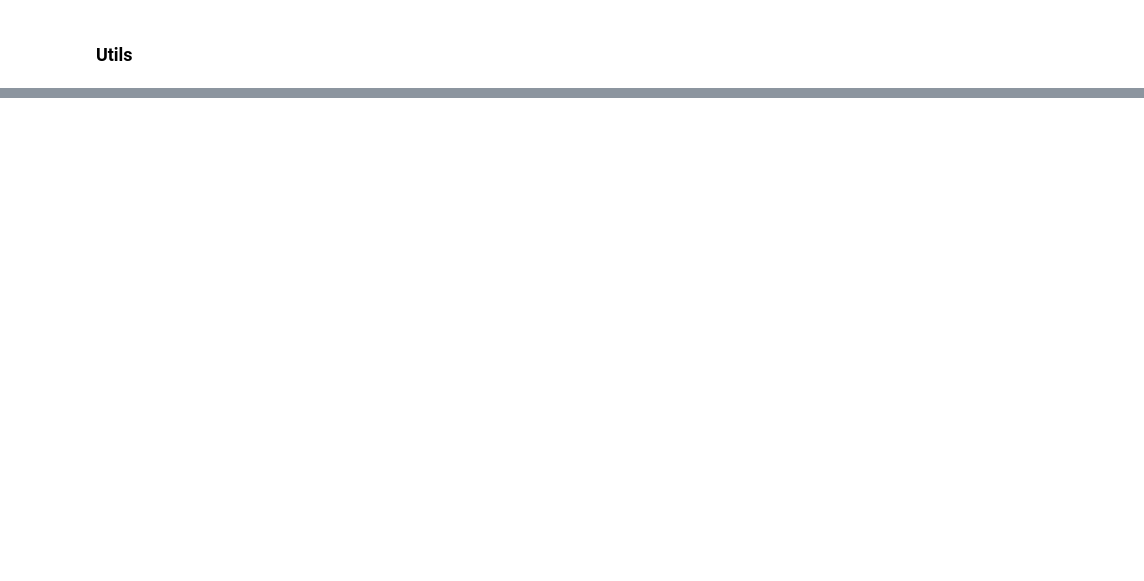
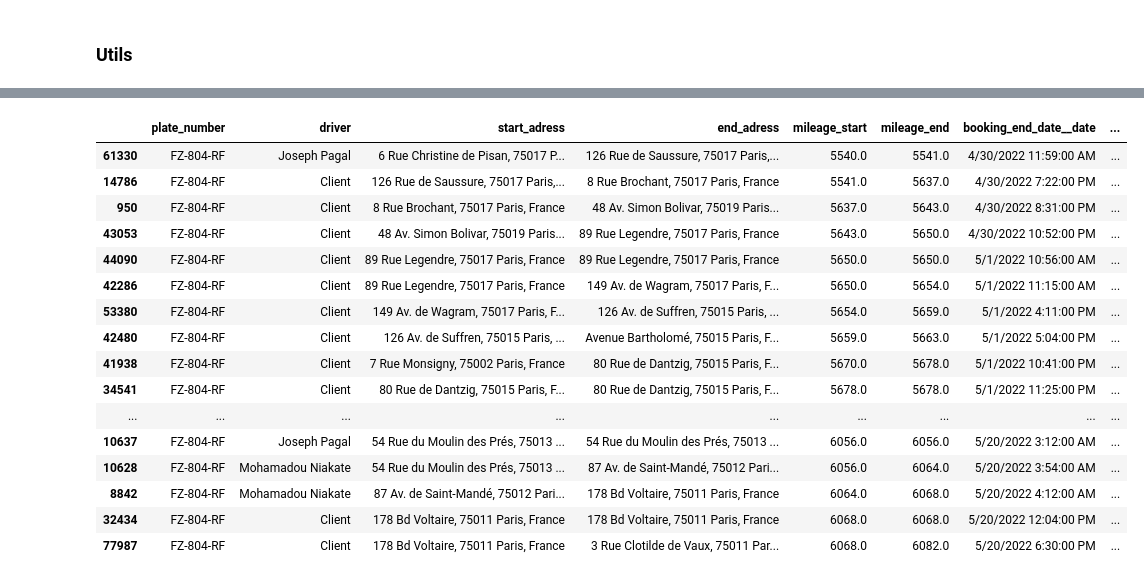
Before and after one commit to paul-mdb/car_sharing_relocation, a Jupyter notebook: ChargingSessions.ipynb, the cells around one changed output, grey strips where cells are left out. Cells and saved outputs as stored; diff of their text form; code cells hidden in the pictures; blank space fills up the shorter version.

```diff
--- a/ChargingSessions.ipynb
+++ b/ChargingSessions.ipynb
@@ -55,2 +39,2 @@ df = df[df['battery_changed']==True]
 # %%
-# df.drop(['battery_changed'], axis=1, inplace = True)
+df.drop(['battery_changed'], axis=1, inplace = True)
@@ -56,0 +43,4 @@ df = df[df['battery_changed']==True]
+# %%
+df['month'] = df['start_date_time'].dt.month
+month_dict = {2:"Février", 3: "Mars", 4:"Avril", 5: "Mai", 6: "Juin"}
+df['month'] = df['month'].map(month_dict)
@@ -296,0 +256,3 @@ merged_df
+# %%
+plate = 'FZ-804-RF'
+sessions_df[sessions_df['plate_number']==plate]
@@ -296,0 +273,21 @@ merged_df
+# %%
+dataframe = df[df['plate_number']==plate].tail(60)
+dataframe
+# %% [output]
+|  | plate_number | driver | start_adress | end_adress | mileage_start | mileage_end | booking_end_date__date | ... |
+| 61330 | FZ-804-RF | Joseph Pagal | 6 Rue Christine de Pisan, 75017 P... | 126 Rue de Saussure, 75017 Paris,... | 5540.0 | 5541.0 | 4/30/2022 11:59:00 AM | ... |
+| 14786 | FZ-804-RF | Client | 126 Rue de Saussure, 75017 Paris,... | 8 Rue Brochant, 75017 Paris, France | 5541.0 | 5637.0 | 4/30/2022 7:22:00 PM | ... |
+| 950 | FZ-804-RF | Client | 8 Rue Brochant, 75017 Paris, France | 48 Av. Simon Bolivar, 75019 Paris... | 5637.0 | 5643.0 | 4/30/2022 8:31:00 PM | ... |
+| 43053 | FZ-804-RF | Client | 48 Av. Simon Bolivar, 75019 Paris... | 89 Rue Legendre, 75017 Paris, France | 5643.0 | 5650.0 | 4/30/2022 10:52:00 PM | ... |
+| 44090 | FZ-804-RF | Client | 89 Rue Legendre, 75017 Paris, France | 89 Rue Legendre, 75017 Paris, France | 5650.0 | 5650.0 | 5/1/2022 10:56:00 AM | ... |
+| 42286 | FZ-804-RF | Client | 89 Rue Legendre, 75017 Paris, France | 149 Av. de Wagram, 75017 Paris, F... | 5650.0 | 5654.0 | 5/1/2022 11:15:00 AM | ... |
+| 53380 | FZ-804-RF | Client | 149 Av. de Wagram, 75017 Paris, F... | 126 Av. de Suffren, 75015 Paris, ... | 5654.0 | 5659.0 | 5/1/2022 4:11:00 PM | ... |
+| 42480 | FZ-804-RF | Client | 126 Av. de Suffren, 75015 Paris, ... | Avenue Bartholomé, 75015 Paris, F... | 5659.0 | 5663.0 | 5/1/2022 5:04:00 PM | ... |
+| 41938 | FZ-804-RF | Client | 7 Rue Monsigny, 75002 Paris, France | 80 Rue de Dantzig, 75015 Paris, F... | 5670.0 | 5678.0 | 5/1/2022 10:41:00 PM | ... |
+| 34541 | FZ-804-RF | Client | 80 Rue de Dantzig, 75015 Paris, F... | 80 Rue de Dantzig, 75015 Paris, F... | 5678.0 | 5678.0 | 5/1/2022 11:25:00 PM | ... |
+| ... | ... | ... | ... | ... | ... | ... | ... | ... |
+| 10637 | FZ-804-RF | Joseph Pagal | 54 Rue du Moulin des Prés, 75013 ... | 54 Rue du Moulin des Prés, 75013 ... | 6056.0 | 6056.0 | 5/20/2022 3:12:00 AM | ... |
+| 10628 | FZ-804-RF | Mohamadou Niakate | 54 Rue du Moulin des Prés, 75013 ... | 87 Av. de Saint-Mandé, 75012 Pari... | 6056.0 | 6064.0 | 5/20/2022 3:54:00 AM | ... |
+| 8842 | FZ-804-RF | Mohamadou Niakate | 87 Av. de Saint-Mandé, 75012 Pari... | 178 Bd Voltaire, 75011 Paris, France | 6064.0 | 6068.0 | 5/20/2022 4:12:00 AM | ... |
+| 32434 | FZ-804-RF | Client | 178 Bd Voltaire, 75011 Paris, France | 178 Bd Voltaire, 75011 Paris, France | 6068.0 | 6068.0 | 5/20/2022 12:04:00 PM | ... |
+| 77987 | FZ-804-RF | Client | 178 Bd Voltaire, 75011 Paris, France | 3 Rue Clotilde de Vaux, 75011 Par... | 6068.0 | 6082.0 | 5/20/2022 6:30:00 PM | ... |
```
Also changed, not shown: parts of 57 cells of this notebook, 1 other file.
